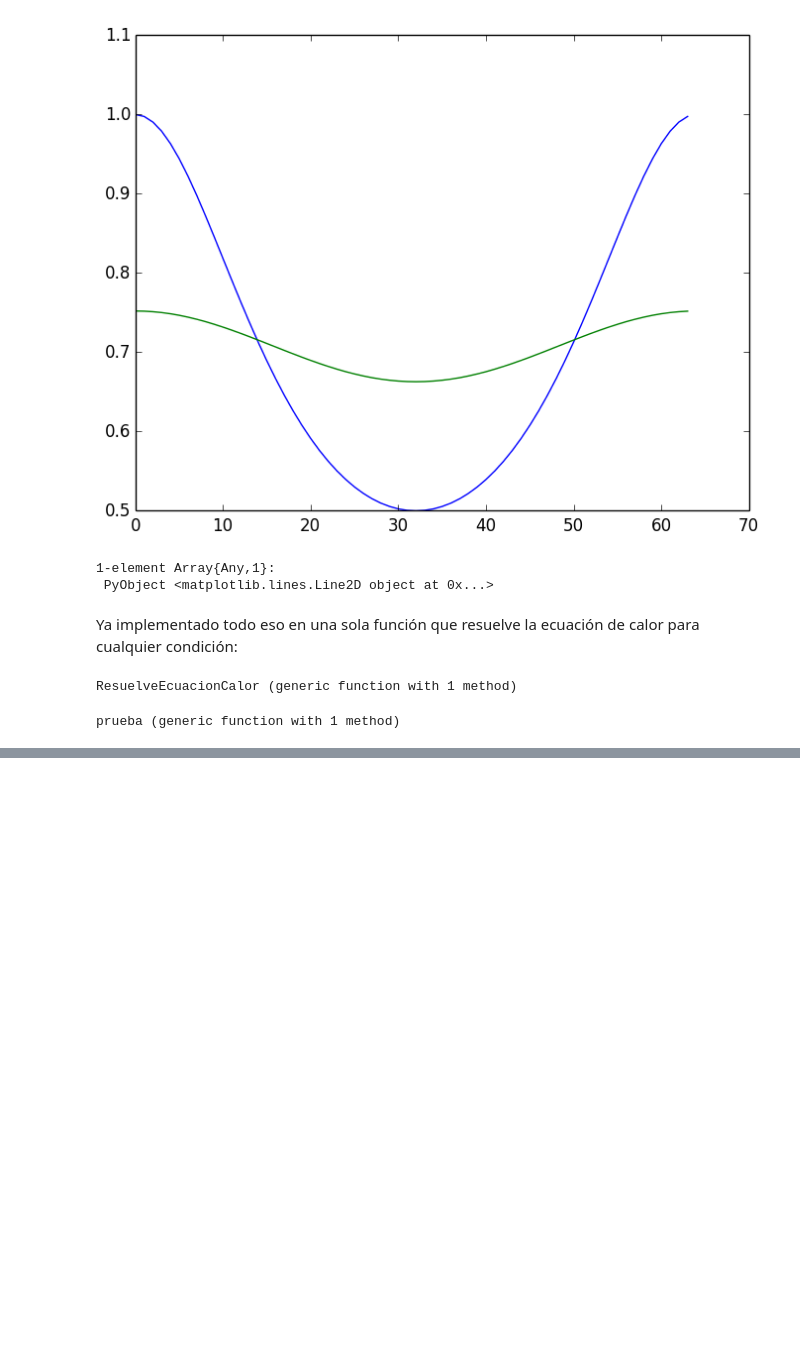
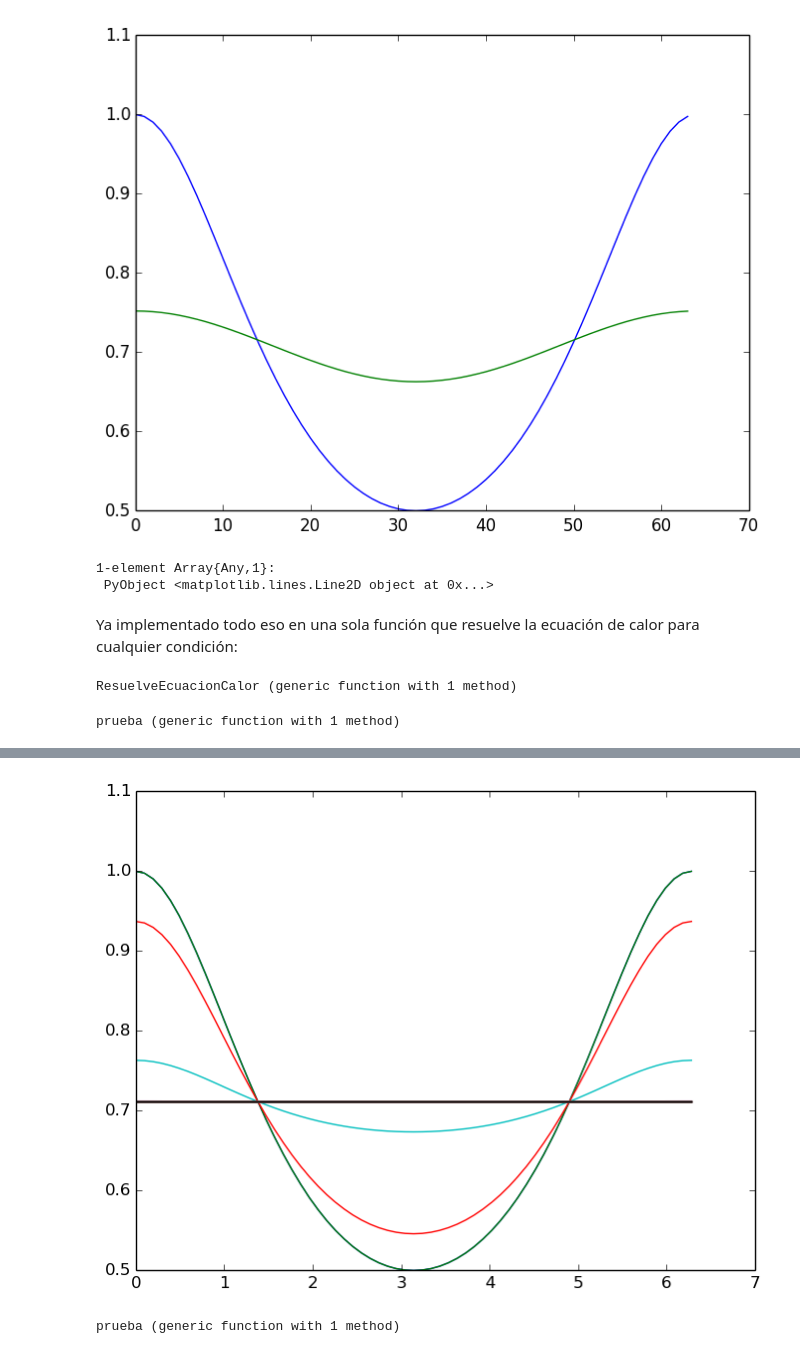
Before and after one commit to carlosmvillegasb/ProyectoFinal, a Jupyter notebook: ProyectoFourier_Granados-Villegas.ipynb, the cells around one changed output, grey strips where cells are left out. Cells and saved outputs as stored; diff of their text form; code cells hidden in the pictures; blank space fills up the shorter version.

```diff
--- a/ProyectoFourier_Granados-Villegas.ipynb
+++ b/ProyectoFourier_Granados-Villegas.ipynb
@@ -255,0 +331,5 @@ PyObject <matplotlib.legend.Legend object at 0x...>
+# %%
+x=2*pi
+h=x/64
+X=0:h:x
+U0=[prueba(x) for x in X]
@@ -255,0 +354,21 @@ PyObject <matplotlib.legend.Legend object at 0x...>
+# %%
+function heat(t_0,t_f,M,h,u0)
+dt = (t_f-t_0)/M;
+t = t_0:dt:t_f;
+    N=length(u0)
+    u=zeros(N,M+1)
+    u[1:N,1] = u0;
+    dominio_k=[((n-1)/(N*h)) for n in [1:N]]
+    for j in 1:M
+        v = fft(u[1:N,j]);
+        for k in 1:floor(N/2)-1
+            v[k+1] = exp(-*(t[j+1]-t[1])*dominio_k[j]^2)*v[1+k];
+            v[N-k+1] = exp(-*(t[j+1]-t[1])*(-dominio_k[j])^2)*v[N-k+1];
+
+        end
+        v[floor(N/2)+1] = 0;
+        u[1:N,j+1] = real(ifft(v));
+
+    end
+    u,t
+end
@@ -255,0 +377,2 @@ PyObject <matplotlib.legend.Legend object at 0x...>
+# %%
+M=20
@@ -255,0 +381,2 @@ PyObject <matplotlib.legend.Legend object at 0x...>
+# %%
+Usol,T=heat(0,100,M,h,U0)
@@ -255,0 +401,10 @@ PyObject <matplotlib.legend.Legend object at 0x...>
+# %%
+for j in 1:M+1
+    plot(X,Usol[1:65,j])
+end
+# %% [output]
+[figure, added]
+# %%
+prueba(x)=exp(-(x^2))
+# %% [output]
+prueba (generic function with 1 method)
```
Also changed, not shown: parts of 24 cells of this notebook.
